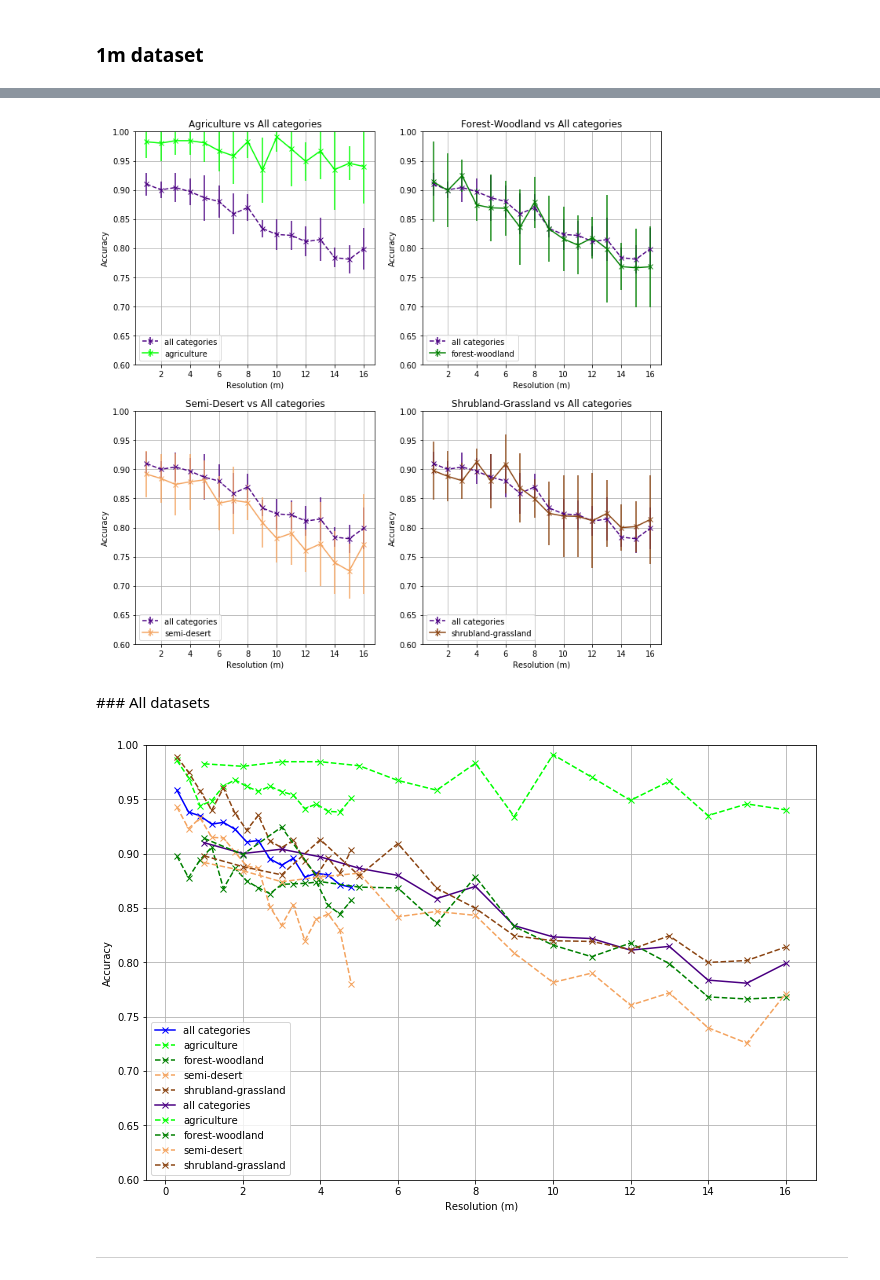
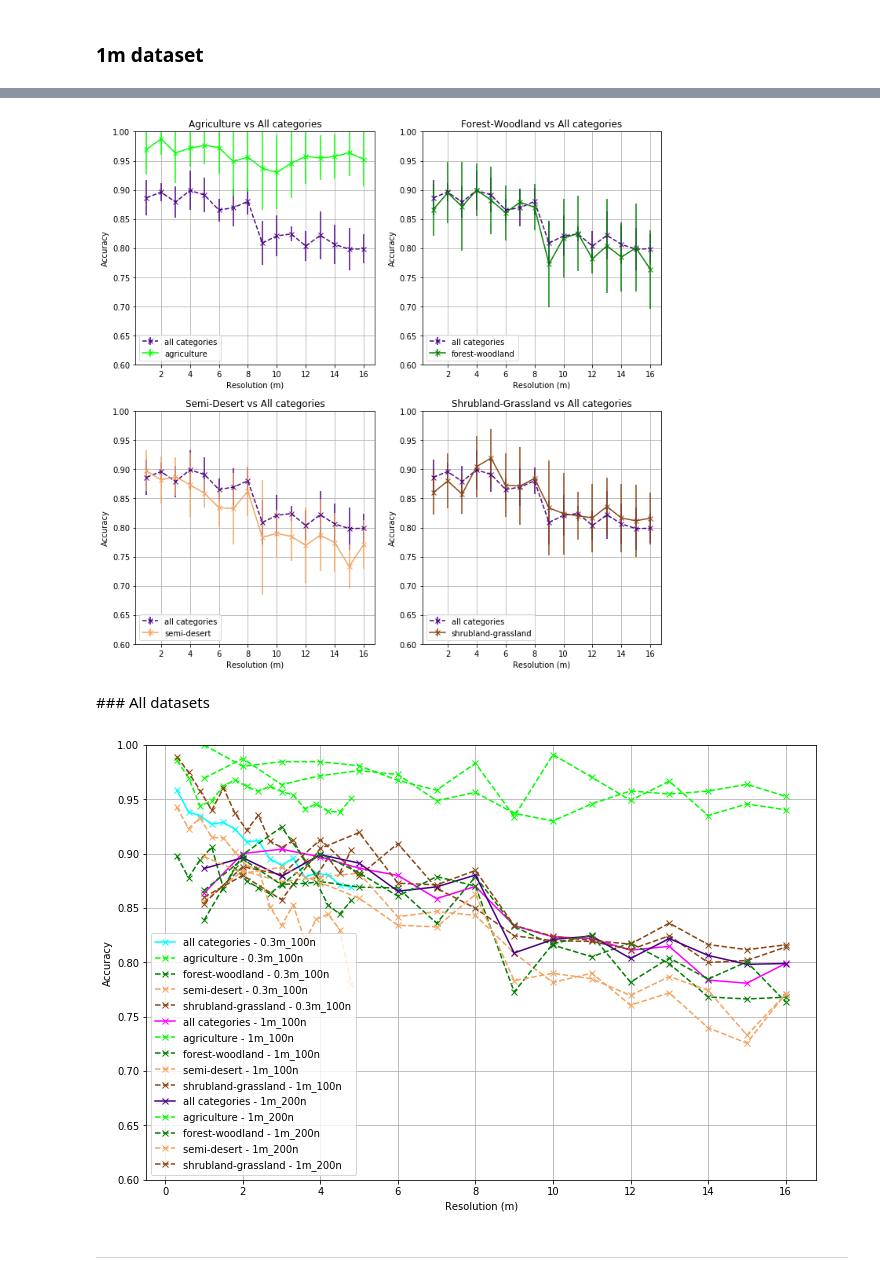
Before and after one commit to peterweber85/MasterThesis, a Jupyter notebook: Notebooks/thesis_results_ER.ipynb, the cells around one changed output, grey strips where cells are left out. Saved outputs shown, nothing was run; the diff lists cells and outputs as text; code cells hidden in the pictures.

```diff
--- a/Notebooks/thesis_results_ER.ipynb
+++ b/Notebooks/thesis_results_ER.ipynb
@@ -364,19 +475,19 @@ fig.savefig(fig_filename_formatter.format("acc_res_03m_1m"), bbox_inches='tight'
 ### 0.3m dataset
 # %%
 ACC_THRESHOLD = 0.6
-RES_NAME = "0.3"
+RES_NAME = "0.3m_200n"
 
 fig, ax = plt.subplots()
 fig.set_size_inches(12,8)
 
-path_results_res = os.path.join(PATH_RESULTS, RES_NAME + 'm')
+path_results_res = os.path.join(PATH_RESULTS, RES_NAME)
 grouped_results = load_grouped_results(path_results_res, ACC_THRESHOLD)
 
 ax.errorbar(
     grouped_results["resolution"], grouped_results["accuracy"]["mean"], grouped_results["accuracy"]["std"],
     #linestyle='dashed',
     marker='x',
-    color=CATEGORY_COLOR["all-"+RES_NAME+"m"],
+    color=CATEGORY_COLOR["all-"+RES_NAME],
     label="all categories"
 )
 
@@ -417,7 +528,7 @@ for index, cat in enumerate(CATEGORIES):
         grouped_results["resolution"], grouped_results["accuracy"]["mean"], grouped_results["accuracy"]["std"],
         linestyle='dashed',
         marker='x',
-        color=CATEGORY_COLOR["all-"+RES_NAME+"m"],
+        color=CATEGORY_COLOR["all-"+RES_NAME],
         label="all categories"
     )
 
@@ -447,19 +558,19 @@ fig.savefig(fig_filename_formatter.format("acc_res_by_category_03m"), bbox_inche
 ### 1m dataset
 # %%
 ACC_THRESHOLD = 0.6
-RES_NAME = "1"
+RES_NAME = "1m_200n"
 
 fig, ax = plt.subplots()
 fig.set_size_inches(12,8)
 
-path_results_res = os.path.join(PATH_RESULTS, RES_NAME + 'm')
+path_results_res = os.path.join(PATH_RESULTS, RES_NAME)
 grouped_results = load_grouped_results(path_results_res, ACC_THRESHOLD)
 
 ax.errorbar(
     grouped_results["resolution"], grouped_results["accuracy"]["mean"], grouped_results["accuracy"]["std"],
     #linestyle='dashed',
     marker='x',
-    color=CATEGORY_COLOR["all-"+RES_NAME+"m"],
+    color=CATEGORY_COLOR["all-"+RES_NAME],
     label="all categories"
 )
 
@@ -500,7 +611,7 @@ for index, cat in enumerate(CATEGORIES):
         grouped_results["resolution"], grouped_results["accuracy"]["mean"], grouped_results["accuracy"]["std"],
         linestyle='dashed',
         marker='x',
-        color=CATEGORY_COLOR["all-"+RES_NAME+"m"],
+        color=CATEGORY_COLOR["all-"+RES_NAME],
         label="all categories"
     )
 
@@ -525,54 +636,58 @@ for index, cat in enumerate(CATEGORIES):
 plt.show()
 fig.savefig(fig_filename_formatter.format("acc_res_by_category_1m"), bbox_inches='tight')
 # %% [output]
-[figure, old version]
+[figure, new version]
 # %% [markdown]
 ### All datasets
 # %%
 ACC_THRESHOLD = 0.6
 RES_NAMES = [
-    "0.3",
-    #"0.3-1",
-    "1"
+    "0.3m_100n",
+    #"0.3m_200n",
+    "1m_100n",
+    "1m_200n",
+    #"0.3m",
+    #"1m",
+    #"0.3-1m",
 ]
 
 fig, ax = plt.subplots()
 fig.set_size_inches(12,8)
 
 for res_name in RES_NAMES:
-    path_results_res = os.path.join(PATH_RESULTS, res_name + 'm')
+    path_results_res = os.path.join(PATH_RESULTS, res_name)
     grouped_results = load_grouped_results(path_results_res, ACC_THRESHOLD)
 
     ax.errorbar(
         grouped_results["resolution"], grouped_results["accuracy"]["mean"],# grouped_results["accuracy"]["std"],
         #linestyle='dashed',
         marker='x',
-        color=CATEGORY_COLOR["all-"+res_name+"m"],
-        label="all categories"
+        color=CATEGORY_COLOR["all-"+res_name],
+        label="all categories - " +res_name
     )
 
     for cat in CATEGORIES:
         acc = "accuracy_"+cat
         ax.errorbar(
             grouped_results["resolution"], grouped_results[acc]["mean"],# grouped_results[acc]["std"],
             linestyle='dashed',
             marker='x',
             color=CATEGORY_COLOR[cat],
-            label=cat
+            label=cat + " - " + res_name
         )
 
 ax.set(
     xlabel="Resolution (m)",
     ylabel="Accuracy",
     #title = "Classification accuracy vs resolution",
     ylim=(0.6,1)
 )
 ax.grid()
 ax.legend()
 
 plt.show()
 # %% [output]
-[figure, old version]
+[figure, new version]
 # %% [markdown]
 ---
 # %%
```
Also changed, not shown: parts of 16 cells of this notebook.
